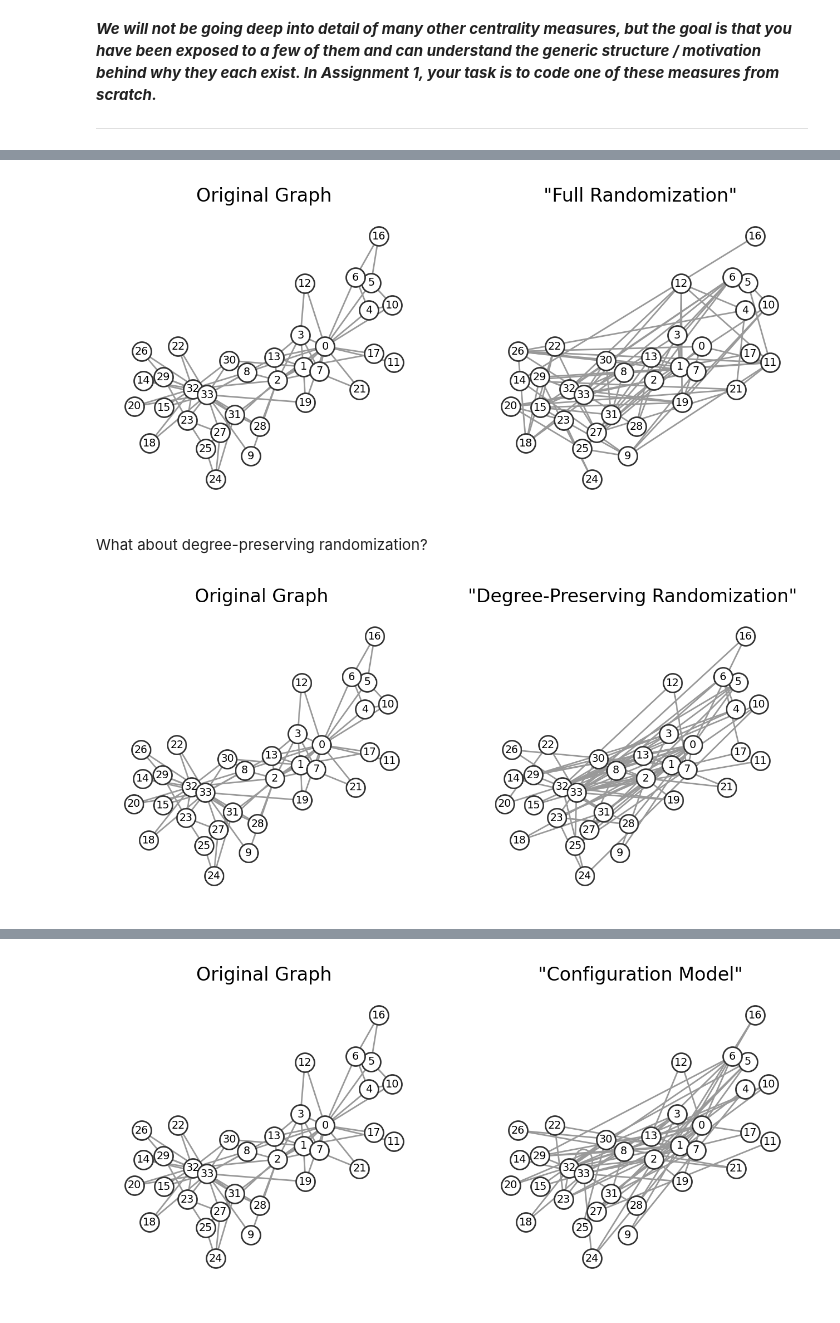
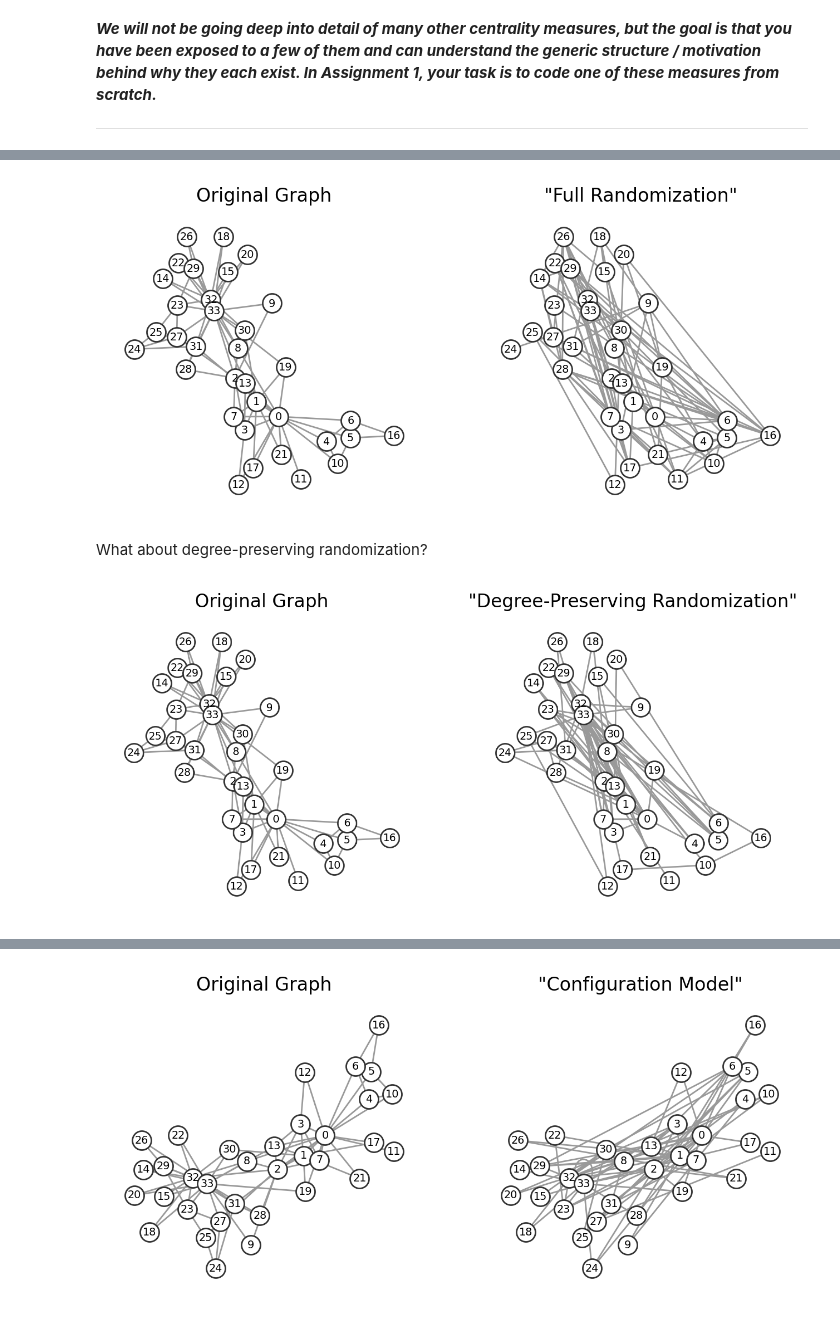
Before and after one commit to asmithh/network-science-data-book, a Jupyter notebook: class_04_distributions.ipynb, the cells around one changed output, grey strips where cells are left out. Cells and saved outputs as stored; diff of their text form; code cells hidden in the pictures.

```diff
--- a/class_04_distributions.ipynb
+++ b/class_04_distributions.ipynb
@@ -446,27 +448,28 @@ G = nx.karate_club_graph()
 # %%
 # Fully randomize your nodes and links:
 N = G.number_of_nodes()
 M = G.number_of_edges()
 
+pos = nx.spring_layout(G)
 G_randomized = nx.gnm_random_graph(N,M)
 
 fig, ax = plt.subplots(1,2,figsize=(8,3.5),dpi=200)
 
 nx.draw(G, pos, node_size=150, node_color='w', edgecolors='.2',
         with_labels=True, font_size='x-small', edge_color='.6', ax=ax[0])
 ax[0].set_title("Original Graph")
 
 nx.draw(G_randomized, pos, node_size=150, node_color='w', edgecolors='.2',
         with_labels=True, font_size='x-small', edge_color='.6', ax=ax[1])
 ax[1].set_title('"Full Randomization"')
 
 
 # plt.savefig('images/pngs/null_models_fullrandomize.png', dpi=425, bbox_inches='tight')
 # plt.savefig('images/pdfs/null_models_fullrandomize.pdf', bbox_inches='tight')
 
 plt.show()
 # %% [output]
-[figure, old version]
+[figure, new version]
 # %% [markdown]
 What about degree-preserving randomization?
 # %%
@@ -565,7 +568,7 @@ def degree_preserving_randomization(G, n_iter=1000):
     return G_random
 # %%
 # Fully randomize your nodes and links:
-
+import numpy as np
 G_randomized = degree_preserving_randomization(G)
 
 fig, ax = plt.subplots(1,2,figsize=(8,3.5),dpi=200)
@@ -584,7 +587,7 @@ ax[1].set_title('"Degree-Preserving Randomization"')
 
 plt.show()
 # %% [output]
-[figure, old version]
+[figure, new version]
 # %% [markdown]
 ### Configuration Model
 
```
Also changed, not shown: parts of 2 cells of this notebook, 2 other files.
